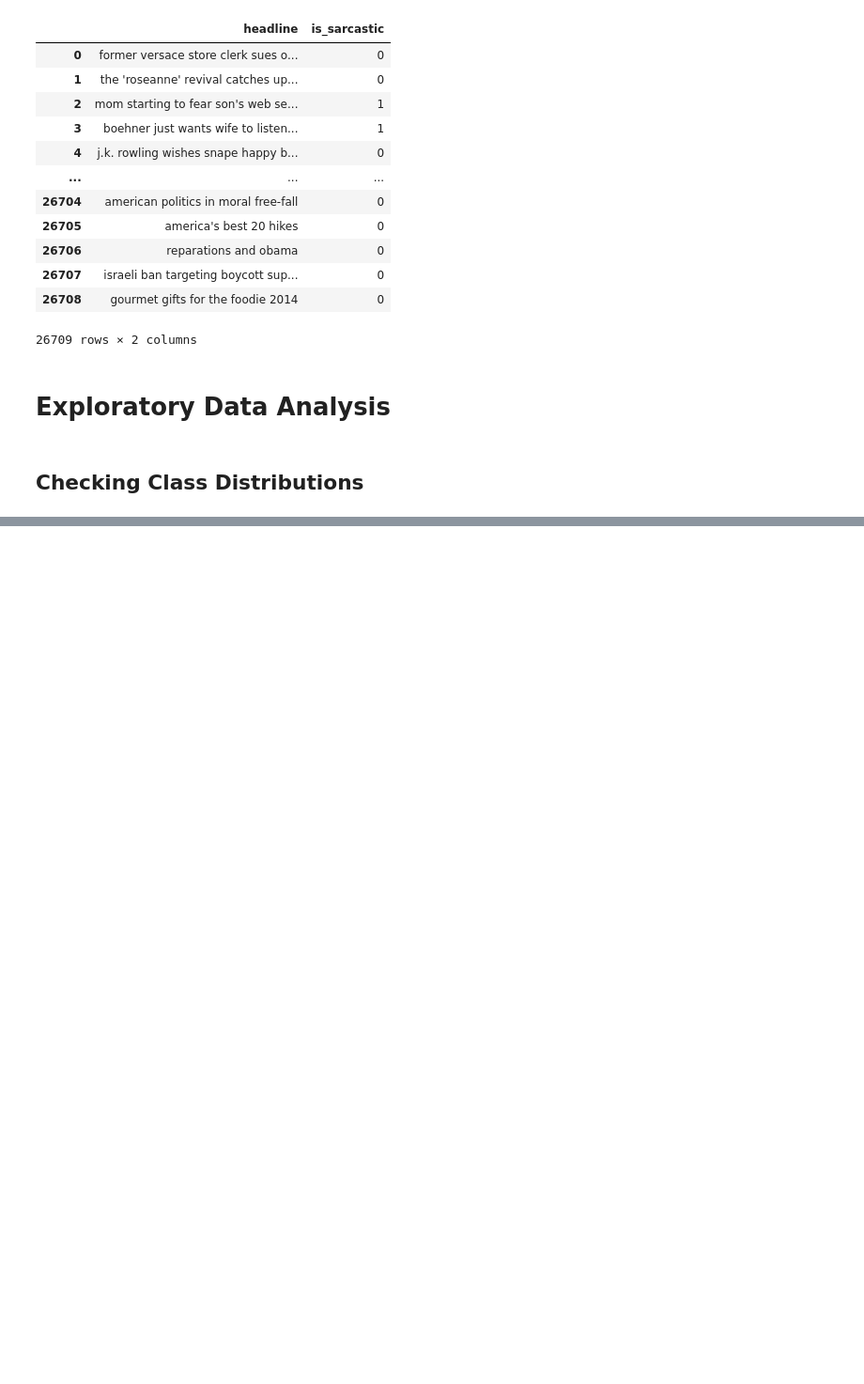
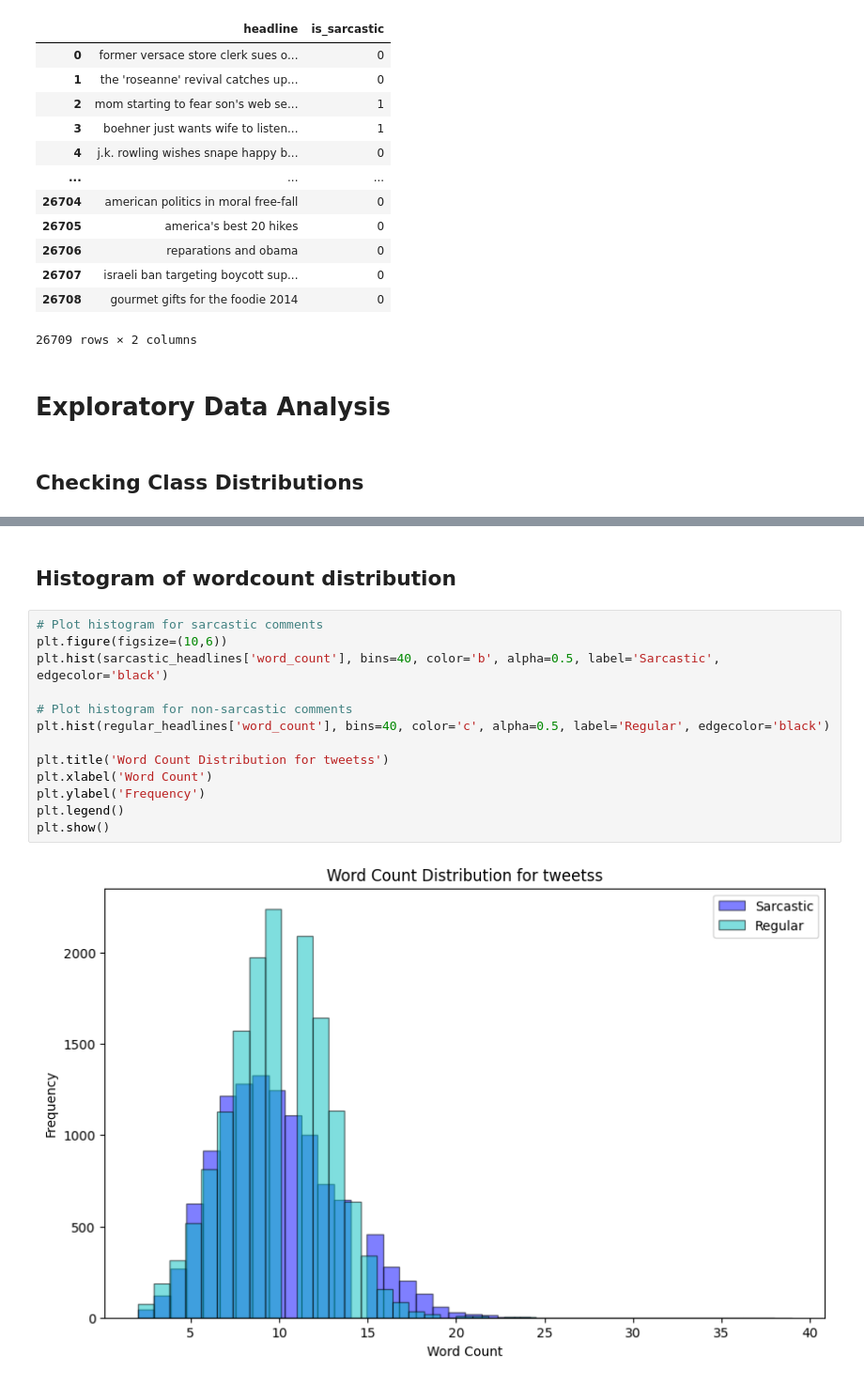
Before and after one commit to Sobiii/DEEP_LEARNING_Project-2023, a Jupyter notebook: NewsHeadline_EDA.ipynb, the cells around one changed output, grey strips where cells are left out. Shown at 94% size. Cells and saved outputs as stored; diff of their text form; blank space fills up the shorter version.

```diff
--- a/NewsHeadline_EDA.ipynb
+++ b/NewsHeadline_EDA.ipynb
@@ -83,0 +136,17 @@ Name: is_sarcastic, dtype: int64
+# %% [markdown]
+## Histogram of wordcount distribution
+# %%
+# Plot histogram for sarcastic comments
+plt.figure(figsize=(10,6))
+plt.hist(sarcastic_headlines['word_count'], bins=40, color='b', alpha=0.5, label='Sarcastic', edgecolor='black')
+
+# Plot histogram for non-sarcastic comments
+plt.hist(regular_headlines['word_count'], bins=40, color='c', alpha=0.5, label='Regular', edgecolor='black')
+
+plt.title('Word Count Distribution for tweetss')
+plt.xlabel('Word Count')
+plt.ylabel('Frequency')
+plt.legend()
+plt.show()
+# %% [output]
+[figure, added]
```
Also changed, not shown: parts of 27 cells of this notebook, 18 other files.
